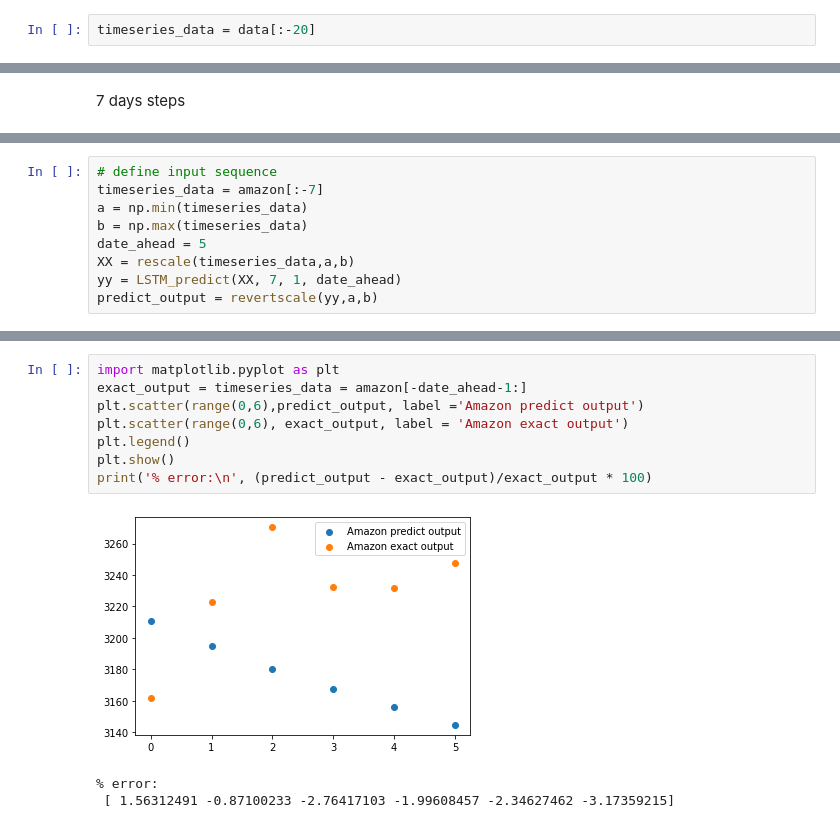
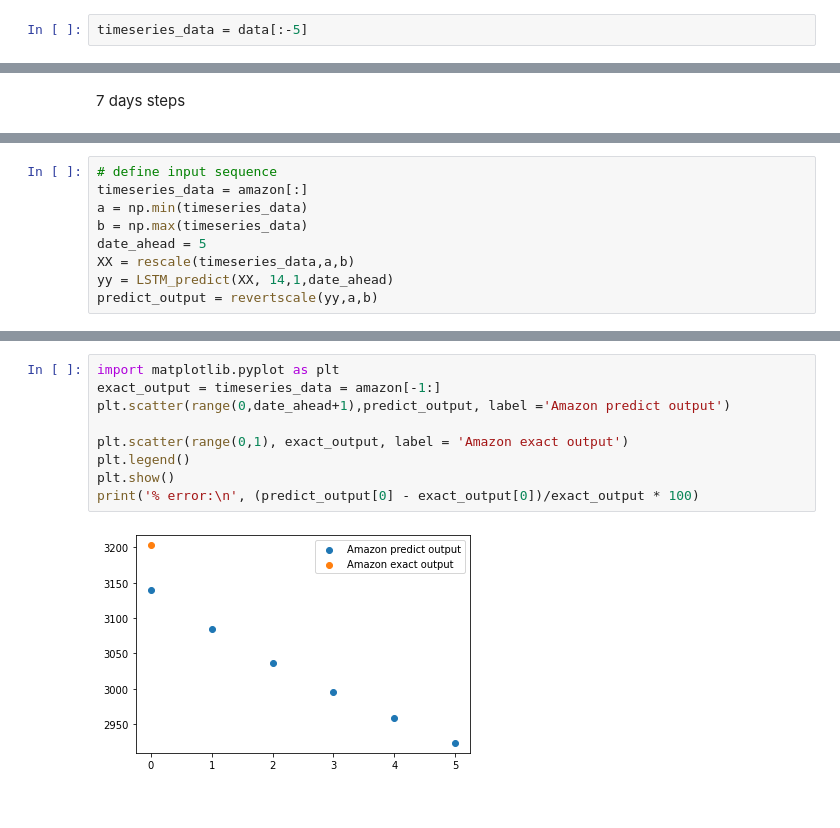
Before and after one commit to henrykhlai/LSTM-rescale-precidtion, a Jupyter notebook: LSTM_stock_prediction.ipynb, the cells around one changed output, grey strips where cells are left out. Saved outputs shown, nothing was run; the diff lists cells and outputs as text.

```diff
--- a/LSTM_stock_prediction.ipynb
+++ b/LSTM_stock_prediction.ipynb
@@ -46,7 +46,7 @@ df
 # %%
 data = df['AAPL'].values
 # %%
-timeseries_data = data[:-20]
+timeseries_data = data[:-5]
 # %%
 import numpy as np
 import matplotlib.pyplot as plt
@@ -219,10 +284,10 @@ print('% error:\n', (predict_output - exact_output)/exact_output * 100)
 # %%
 # define input sequence
-timeseries_data = amazon[:-7]
+timeseries_data = amazon[:]
 a = np.min(timeseries_data)
 b = np.max(timeseries_data)
 date_ahead = 5
 XX = rescale(timeseries_data,a,b)
-yy = LSTM_predict(XX, 7, 1, date_ahead)
+yy = LSTM_predict(XX, 14,1,date_ahead)
 predict_output = revertscale(yy,a,b)
 # %% [output]
@@ -230,12 +295,11 @@ WARNING:tensorflow:Layer lstm_1 will not use cuDNN kernel since it doesn't meet
 # %%
 import matplotlib.pyplot as plt
-exact_output = timeseries_data = amazon[-date_ahead-1:]
-plt.scatter(range(0,6),predict_output, label ='Amazon predict output')
-plt.scatter(range(0,6), exact_output, label = 'Amazon exact output')
+exact_output = timeseries_data = amazon[-1:]
+plt.scatter(range(0,date_ahead+1),predict_output, label ='Amazon predict output')
+
+plt.scatter(range(0,1), exact_output, label = 'Amazon exact output')
 plt.legend()
 plt.show()
-print('% error:\n', (predict_output - exact_output)/exact_output * 100)
+print('% error:\n', (predict_output[0] - exact_output[0])/exact_output * 100)
 # %% [output]
-[figure, old version]
+[figure, new version]
-% error:
- [ 1.56312491 -0.87100233 -2.76417103 -1.99608457 -2.34627462 -3.17359215]
```
Also changed, not shown: parts of 17 cells of this notebook.
